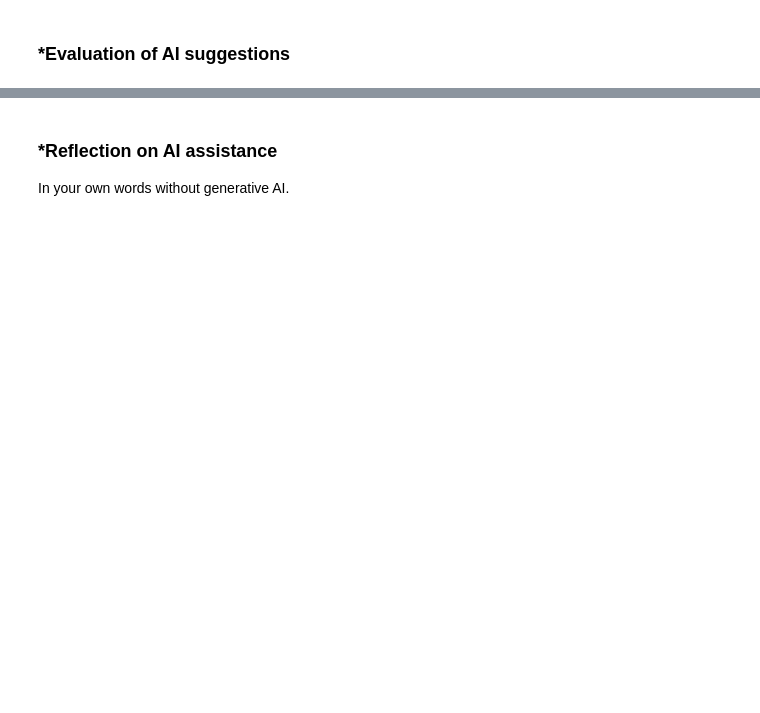
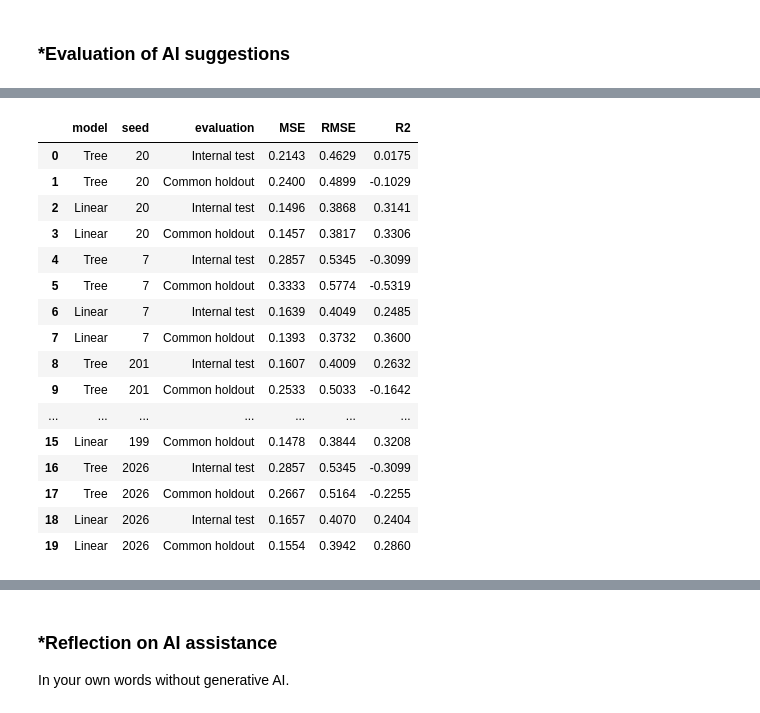
Before and after one commit to yilinw762/L03-tree-stability, a Jupyter notebook: notebook.ipynb, the cells around one changed output, grey strips where cells are left out. Saved outputs shown, nothing was run; the diff lists cells and outputs as text; code cells hidden in the pictures; blank space fills up the shorter version.

```diff
--- a/notebook.ipynb
+++ b/notebook.ipynb
@@ -418,0 +442,76 @@ After the evaluation of AI suggestions, incorporate the accepted revisions into
+# %%
+%matplotlib inline
+import numpy as np
+import pandas as pd
+import matplotlib.pyplot as plt
+from IPython.display import display, Markdown
+from sklearn.model_selection import train_test_split
+from sklearn.tree import DecisionTreeRegressor, export_text
+from sklearn.pipeline import make_pipeline
+from sklearn.preprocessing import StandardScaler
+from sklearn.linear_model import LinearRegression
+from sklearn.metrics import mean_squared_error, r2_score
+
+# Q1: inspect, validate, and clean the supplied data.
+data = pd.read_csv("data/heart_failure/heart_failure_clinical_records_dataset.csv")
+display(data.head())
+print("Original shape:", data.shape)
+print("Missing entries:", data.isna().sum().sum())
+print("Duplicate rows:", data.duplicated().sum())
+data = data.drop_duplicates().dropna().copy()
+assert np.isfinite(data.to_numpy()).all()
+for column in ["anaemia", "diabetes", "high_blood_pressure", "sex", "smoking", "DEATH_EVENT"]:
+    assert set(data[column].unique()) <= {0, 1}
+features = data.drop(columns="DEATH_EVENT")
+outcome = data["DEATH_EVENT"]
+print("Cleaned shape:", data.shape)
+display(outcome.value_counts().rename("count").to_frame())
+
+# Q2–3: a common holdout, then equal-sized training sets across saved seeds.
+BASE = 20
+ALTERNATIVES = [7, 201, 199, 2026]
+ALL_SEEDS = [BASE] + ALTERNATIVES
+dev_ids, holdout_ids = train_test_split(
+    data.index.to_numpy(), test_size=0.25, random_state=BASE, stratify=outcome
+)
+holdout_ids = np.sort(holdout_ids)
+models = {"Tree": {}, "Linear": {}}
+splits = {}
+predictions = {name: pd.DataFrame(index=holdout_ids) for name in models}
+performance_rows = []
+for seed in ALL_SEEDS:
+    train_ids, test_ids = train_test_split(
+        dev_ids, test_size=0.25, random_state=seed, stratify=outcome.loc[dev_ids]
+    )
+    splits[seed] = {"train": train_ids, "test": test_ids}
+    assert set(train_ids).isdisjoint(holdout_ids)
+    assert set(test_ids).isdisjoint(holdout_ids)
+    assert set(train_ids).isdisjoint(test_ids)
+    fitted = {
+        "Tree": DecisionTreeRegressor(random_state=seed),
+        "Linear": make_pipeline(StandardScaler(), LinearRegression())
+    }
+    for name, model in fitted.items():
+        model.fit(features.loc[train_ids], outcome.loc[train_ids])
+        models[name][seed] = model
+        predictions[name][seed] = model.predict(features.loc[holdout_ids])
+        for evaluation, ids in [("Internal test", test_ids), ("Common holdout", holdout_ids)]:
+            pred = model.predict(features.loc[ids])
+            mse = mean_squared_error(outcome.loc[ids], pred)
+            performance_rows.append({
+                "model": name, "seed": seed, "evaluation": evaluation,
+                "MSE": mse, "RMSE": np.sqrt(mse),
+                "R2": r2_score(outcome.loc[ids], pred)
+            })
+assert len({len(s["train"]) for s in splits.values()}) == 1
+performance = pd.DataFrame(performance_rows)
+print(f"Development: {len(dev_ids)}; common holdout: {len(holdout_ids)}; "
+      f"training per fit: {len(train_ids)}; internal test per fit: {len(test_ids)}")
+display(performance.round(4))
+print("Baseline performance (Question 2):")
+display(performance.query("seed == @BASE").round(4))
+# Predictions are retained by patient index, model type, and seed.
+saved_predictions = pd.concat(predictions, axis=1)
+saved_predictions.index.name = "patient_index"
+display(saved_predictions.head())
+# %% [output]
@@ -418,0 +534,17 @@ After the evaluation of AI suggestions, incorporate the accepted revisions into
+|  | model | seed | evaluation | MSE | RMSE | R2 |
+| 0 | Tree | 20 | Internal test | 0.2143 | 0.4629 | 0.0175 |
+| 1 | Tree | 20 | Common holdout | 0.2400 | 0.4899 | -0.1029 |
+| 2 | Linear | 20 | Internal test | 0.1496 | 0.3868 | 0.3141 |
+| 3 | Linear | 20 | Common holdout | 0.1457 | 0.3817 | 0.3306 |
+| 4 | Tree | 7 | Internal test | 0.2857 | 0.5345 | -0.3099 |
+| 5 | Tree | 7 | Common holdout | 0.3333 | 0.5774 | -0.5319 |
+| 6 | Linear | 7 | Internal test | 0.1639 | 0.4049 | 0.2485 |
+| 7 | Linear | 7 | Common holdout | 0.1393 | 0.3732 | 0.3600 |
+| 8 | Tree | 201 | Internal test | 0.1607 | 0.4009 | 0.2632 |
+| 9 | Tree | 201 | Common holdout | 0.2533 | 0.5033 | -0.1642 |
+| ... | ... | ... | ... | ... | ... | ... |
+| 15 | Linear | 199 | Common holdout | 0.1478 | 0.3844 | 0.3208 |
+| 16 | Tree | 2026 | Internal test | 0.2857 | 0.5345 | -0.3099 |
+| 17 | Tree | 2026 | Common holdout | 0.2667 | 0.5164 | -0.2255 |
+| 18 | Linear | 2026 | Internal test | 0.1657 | 0.4070 | 0.2404 |
+| 19 | Linear | 2026 | Common holdout | 0.1554 | 0.3942 | 0.2860 |
```
Also changed, not shown: parts of 18 cells of this notebook.
